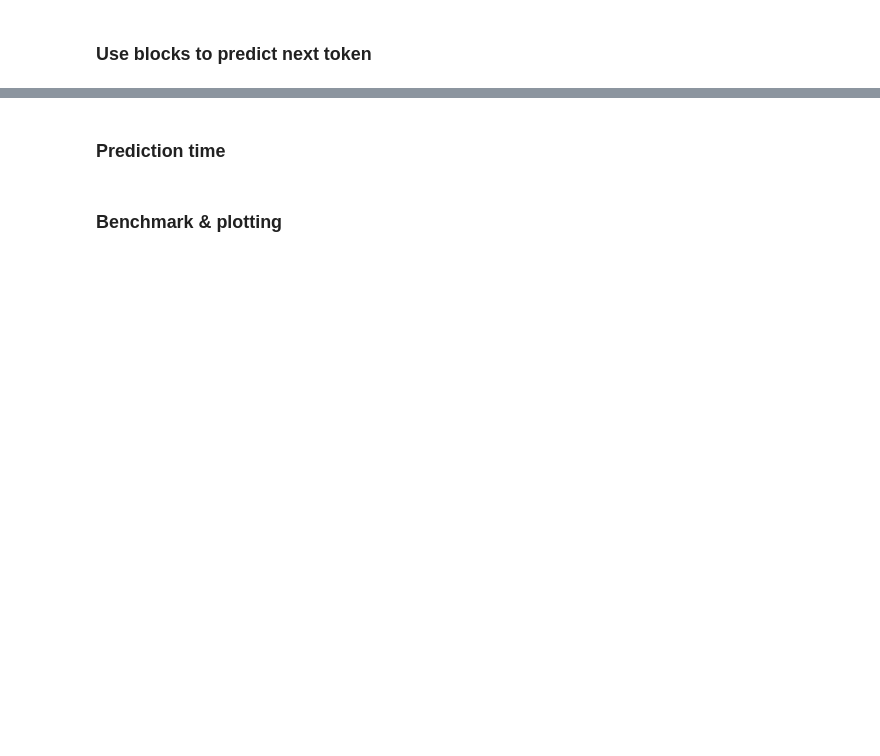
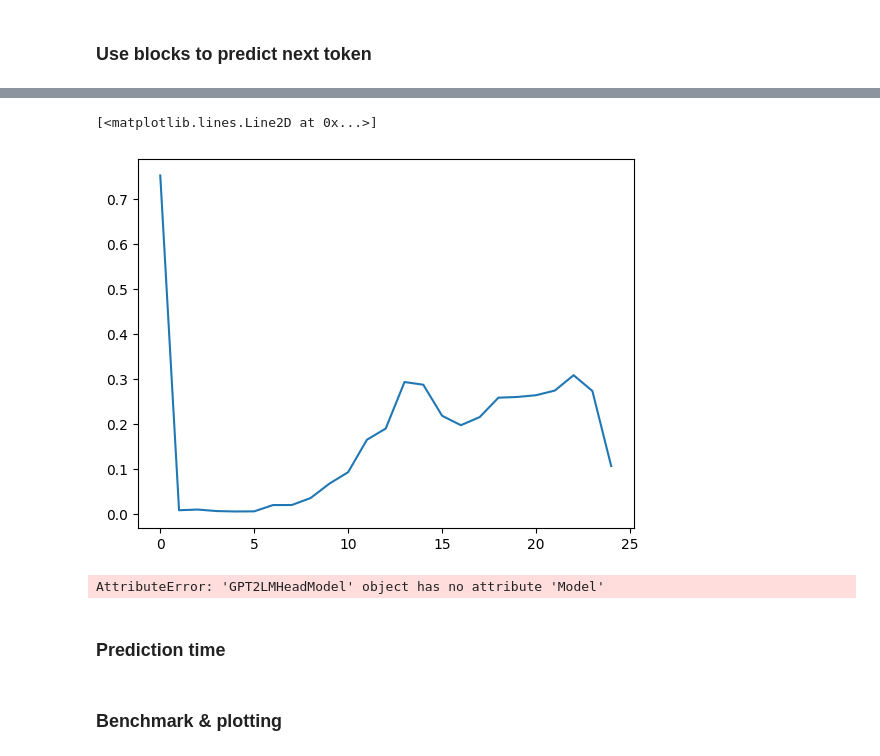
Before and after one commit to ariellubonja/gpt-early-exit, a Jupyter notebook: GPT2_early_exiting.ipynb, the cells around one changed output, grey strips where cells are left out. Cells and saved outputs as stored; diff of their text form; code cells hidden in the pictures; blank space fills up the shorter version.

```diff
--- a/GPT2_early_exiting.ipynb
+++ b/GPT2_early_exiting.ipynb
@@ -86,0 +213,6 @@ None
+# %%
+# printing out the different generations
+for layer, gen in enumerate(gens):
+    print("Generated text for layer ", str(layer), ": ")
+    print("\t", gen)
+    # print("\tAverage probability: ", str(sum(probas[int(layer)])/len(probas[int(layer)])))
@@ -86,0 +237,3 @@ None
+# %%
+average_probas = [sum(layer)/len(layer) for layer in probas]
+first_token_probas = [layer[0] for layer in probas]
@@ -86,0 +280,12 @@ None
+# %%
+import matplotlib.pyplot as plt
+import numpy as np
+
+plt.plot(first_token_probas)
+# %% [output]
+[<matplotlib.lines.Line2D at 0x...>]
+[figure, added]
+# %%
+model.Model.summary()
+# %% [output]
+AttributeError: 'GPT2LMHeadModel' object has no attribute 'Model'
```
Also changed, not shown: parts of 22 cells of this notebook, 1 other file.
